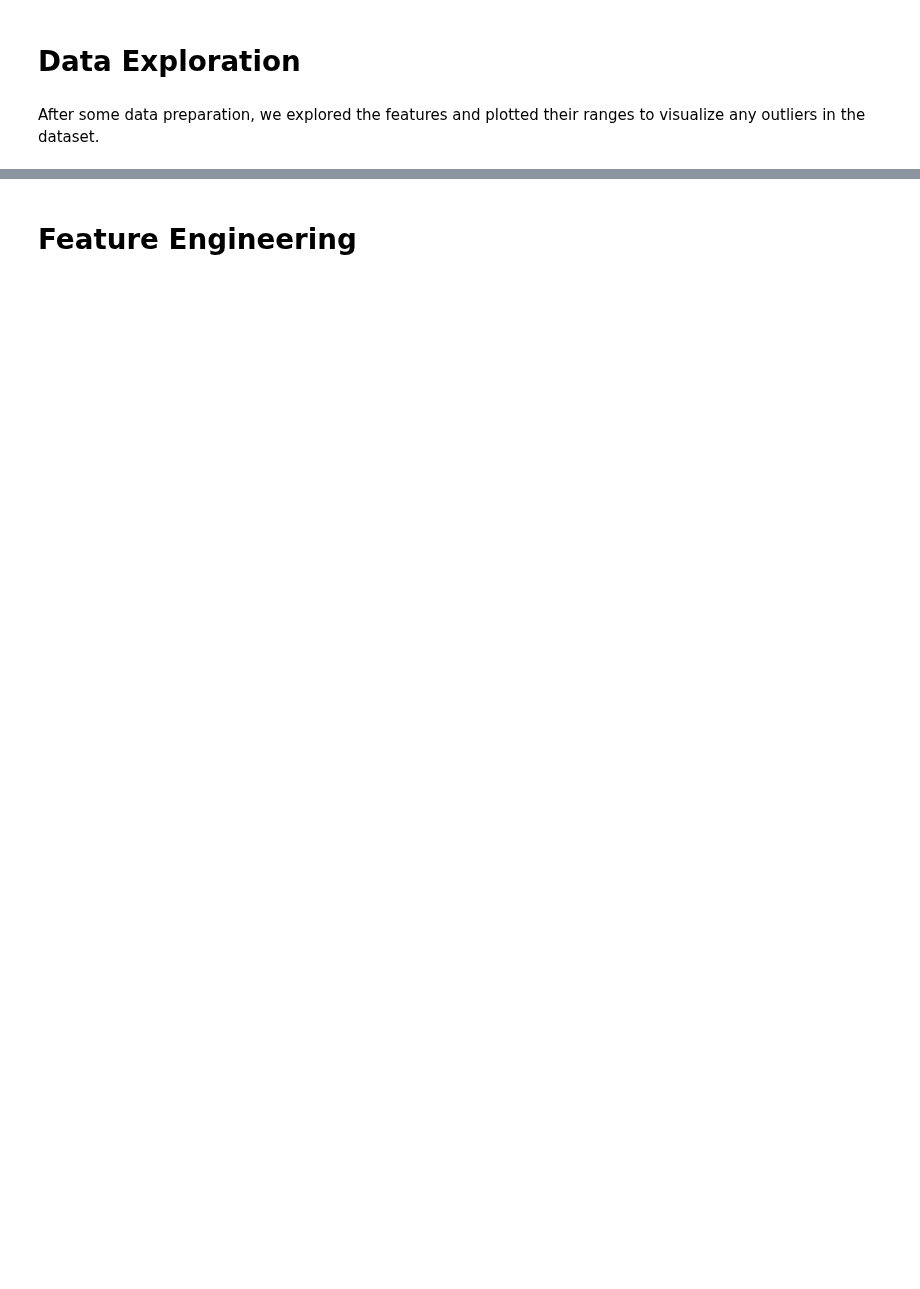
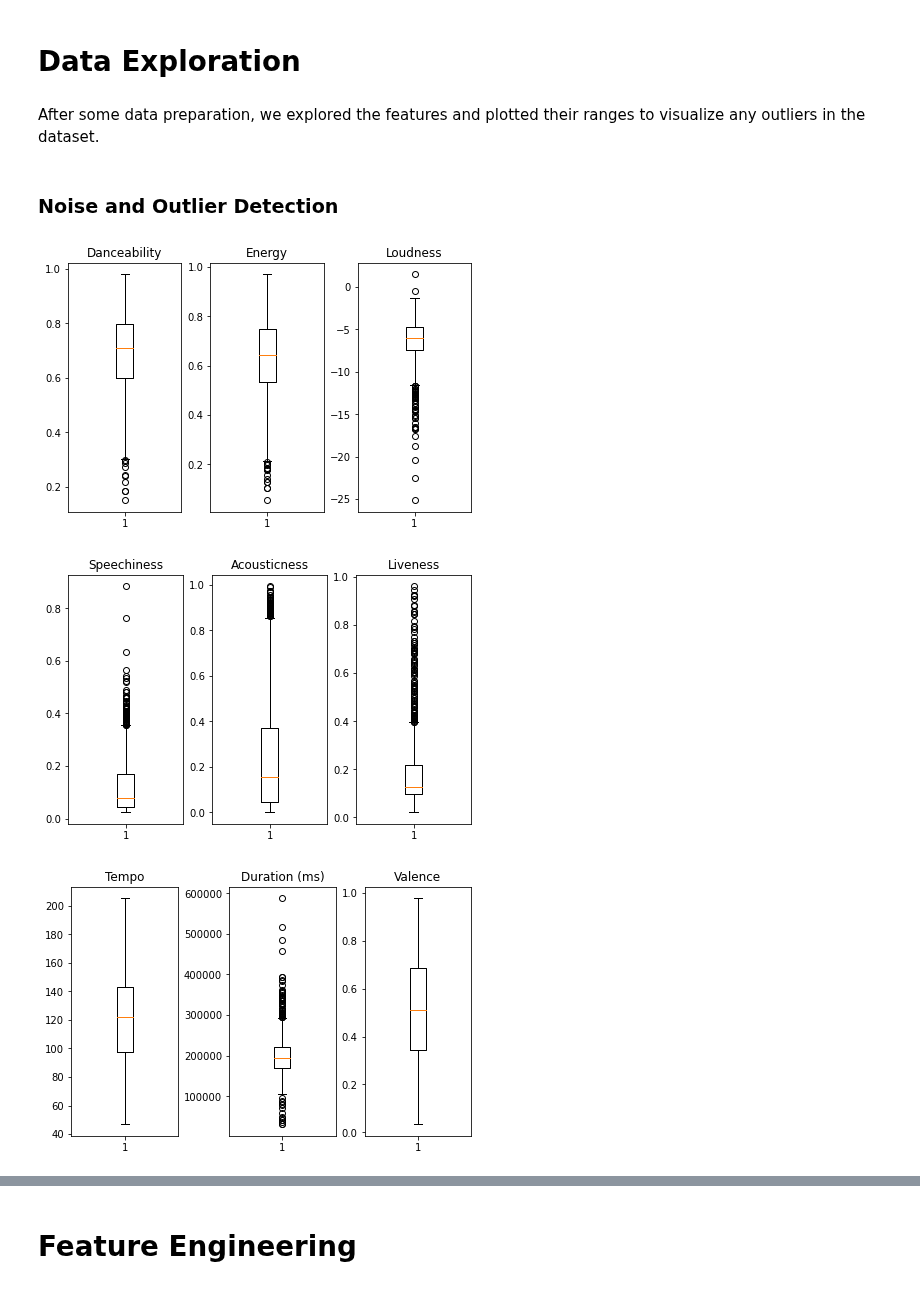
Before and after one commit to bebeal/Data-Mining-Final-Project, a Jupyter notebook: Music Prediction.ipynb, the cells around one changed output, grey strips where cells are left out. Cells and saved outputs as stored; diff of their text form; code cells hidden in the pictures; blank space fills up the shorter version.

Commit message:
Added boxplots

```diff
--- a/Music Prediction.ipynb
+++ b/Music Prediction.ipynb
@@ -171,3 +191,33 @@ data.head()
 # Data Exploration
 # %% [markdown]
 After some data preparation, we explored the features and plotted their ranges to visualize any outliers in the dataset.
+# %% [markdown]
+### Noise and Outlier Detection
+# %%
+# Exploring and Checking for Noise and Outliers
+musical_feat = ["Danceability", "Energy", "Loudness", "Speechiness", "Acousticness", "Liveness",  "Tempo", "Duration (ms)", "Valence", "Artist Followers", "Popularity", "Number of Times Charted", "Streams"]
+
+num_plots = len(musical_feat) // 3
+num_left_plots = len(musical_feat) % 3
+feat_index = 0
+
+# Make a boxplot for each feature
+for plt_num in range(num_plots):
+    fig, ax = plt.subplots(1, 3, constrained_layout=True)
+    for i in range(3):
+        idx = np.unravel_index(i, 3)
+        ax[idx].boxplot(pd.to_numeric(data[musical_feat[feat_index]]))
+        ax[idx].set_title(musical_feat[feat_index])
+        feat_index += 1
+    plt.show()
+
+# Make boxplots for leftover features
+for plt_num in range(num_left_plots):
+    plt.boxplot(pd.to_numeric(data[musical_feat[feat_index]]))
+    plt.title(musical_feat[feat_index])
+    feat_index += 1
+    plt.show()
+# %% [output]
+[figure, added]
+[figure, added]
+[figure, added]
```
Also changed, not shown: parts of 14 cells of this notebook.
